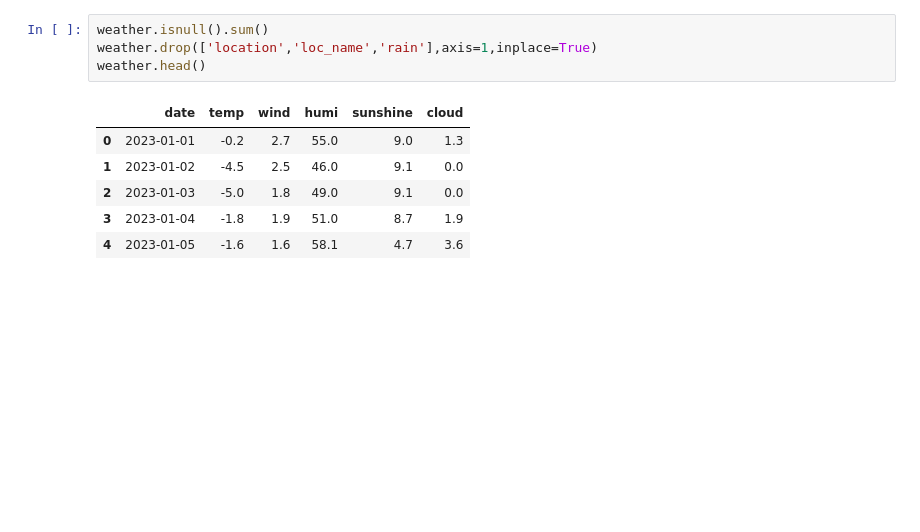
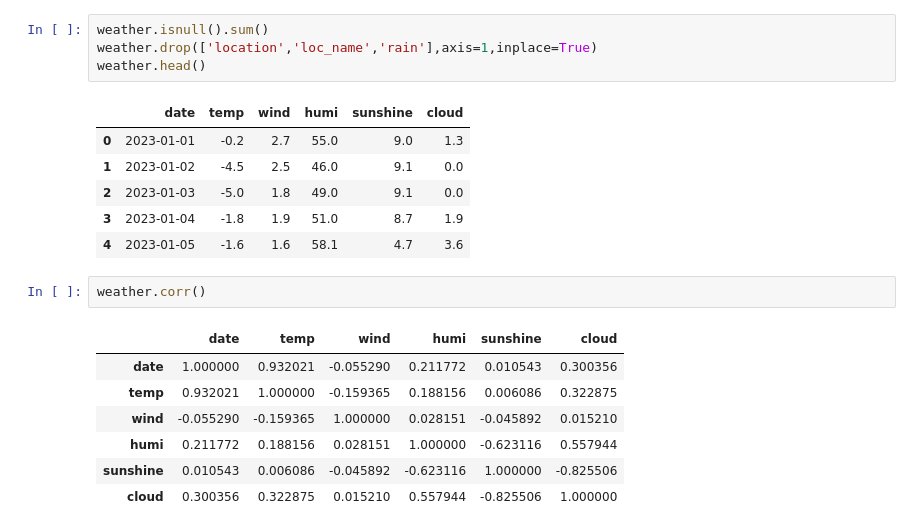
Before and after one commit to b0kuyaba/Study_Ai, a Jupyter notebook: 2023날씨데이터.ipynb, the cells around one changed output. Saved outputs shown, nothing was run; the diff lists cells and outputs as text; blank space fills up the shorter version.

```diff
--- a/2023날씨데이터.ipynb
+++ b/2023날씨데이터.ipynb
@@ -21,3 +22,13 @@ weather.head()
 | 2 | 2023-01-03 | -5.0 | 1.8 | 49.0 | 9.1 | 0.0 |
 | 3 | 2023-01-04 | -1.8 | 1.9 | 51.0 | 8.7 | 1.9 |
 | 4 | 2023-01-05 | -1.6 | 1.6 | 58.1 | 4.7 | 3.6 |
+# %%
+weather.corr()
+# %% [output]
+|  | date | temp | wind | humi | sunshine | cloud |
+| date | 1.000000 | 0.932021 | -0.055290 | 0.211772 | 0.010543 | 0.300356 |
+| temp | 0.932021 | 1.000000 | -0.159365 | 0.188156 | 0.006086 | 0.322875 |
+| wind | -0.055290 | -0.159365 | 1.000000 | 0.028151 | -0.045892 | 0.015210 |
+| humi | 0.211772 | 0.188156 | 0.028151 | 1.000000 | -0.623116 | 0.557944 |
+| sunshine | 0.010543 | 0.006086 | -0.045892 | -0.623116 | 1.000000 | -0.825506 |
+| cloud | 0.300356 | 0.322875 | 0.015210 | 0.557944 | -0.825506 | 1.000000 |
```
Also changed, not shown: parts of 5 cells of this notebook, 1 other file.
